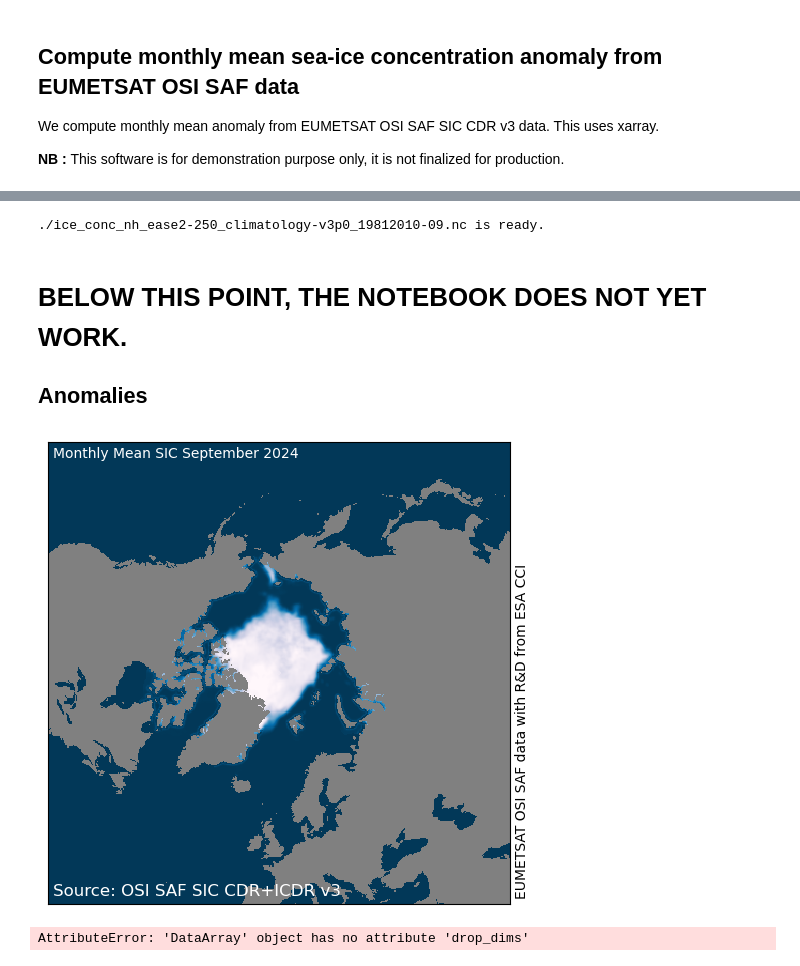
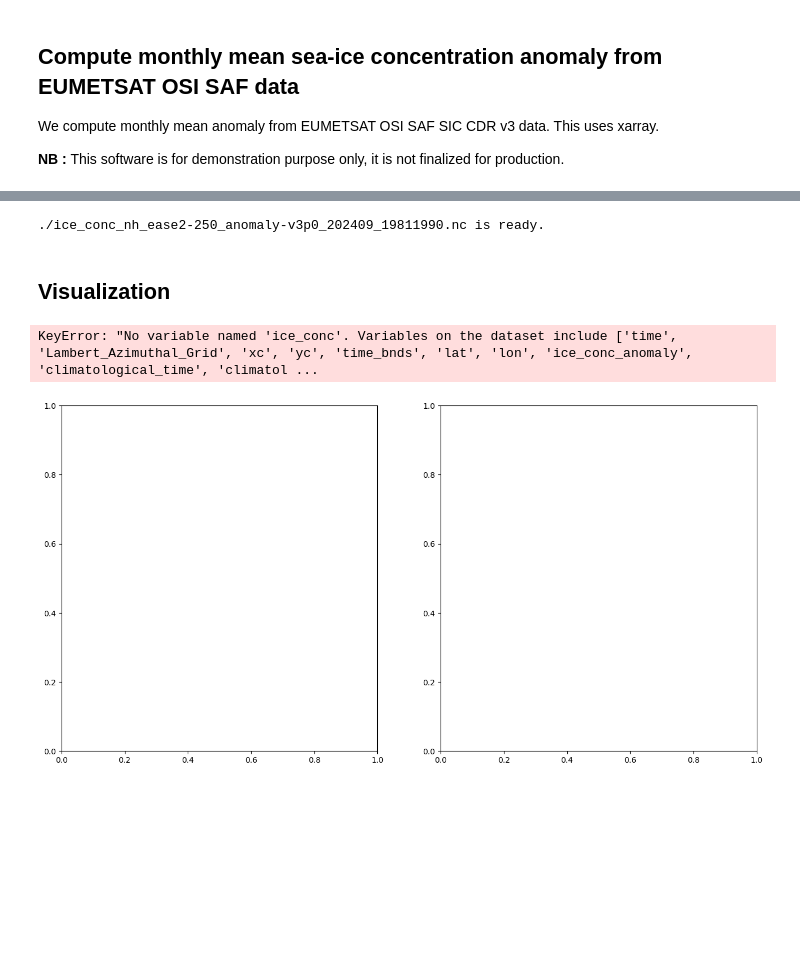
Before and after one commit to TomLav/snippets, a Jupyter notebook: Monthly Sea Ice Concentration Anomalies.ipynb, the cells around one changed output, grey strips where cells are left out. Drawn from its saved outputs; the diff is of its cells as text; code cells hidden in the pictures; blank space fills up the shorter version.

Commit message:
Updated version of the SIC Anomaly notebook, closer to producing CF-compliant files

```diff
--- a/Monthly Sea Ice Concentration Anomalies.ipynb
+++ b/Monthly Sea Ice Concentration Anomalies.ipynb
@@ -20,11 +20,17 @@ Configuration of the run
 # %%
 dt = date(2024,9,12)
 area = 'nh'
+climodir = '.'
 outdir = '.'
 indirs = None
 
-# climo : years to include in the climatology run. **Both ends are included**.
-climo = (1981, 2010)
+# climo : years for the climatology. **Both ends are included**.
+climo = (1981, 1990)
+# %%
+# find the climatology file
+climof = os.path.join(climodir,'./ice_conc_{}_ease2-250_climatology-v3p0_{}-{}.nc'.format(area, str(climo[0]), str(climo[1])))
+climo_ds = xr.open_dataset(climof)
+climo_dso = xr.open_dataset(climof, mask_and_scale=False, decode_times=False)
 # %%
 # input monthly SIC files
 fn_patt = 'ice_conc_{a:}_ease2-250_{c:}_{d:%Y%m}.nc'
@@ -111,7 +91,3 @@ def reconstruct_sic(ds):
     # re-enter "full" ice_conc into the xarray dataset
     ds['ice_conc'][:] = new_ice_conc
     return ds
-# %%
-# open all the monthly files for the climatology period
-climo_ds = xr.open_mfdataset(climo_fns, engine='netcdf4')
-climo_ds = reconstruct_sic(climo_ds)
@@ -249,14 +230,10 @@ Data variables:
 # write to netCDF/CF
 
 ## Note : this filename is still just a proposal
-outname = './ice_conc_{}_ease2-250_climatology-v3p0_{}{}-{:%m}.nc'.format(area, climo[0], climo[1], dt)
+outname = './ice_conc_{}_ease2-250_anomaly-v3p0_{:%Y%m}_{}-{}.nc'.format(area, dt, climo[0], climo[1])
 
-climo_mean2.to_netcdf(outname, encoding=encoding)
+month_ds_2.to_netcdf(outname, encoding=encoding)
 
 print(outname, "is ready.")
 # %% [output]
-./ice_conc_nh_ease2-250_climatology-v3p0_19812010-09.nc is ready.
+./ice_conc_nh_ease2-250_anomaly-v3p0_202409_19811990.nc is ready.
-# %% [markdown]
-# BELOW THIS POINT, THE NOTEBOOK DOES NOT YET WORK.
-
-## Anomalies
@@ -267,28 +240,56 @@ month_ds = reconstruct_sic(month_ds)
+# %% [markdown]
+## Visualization
 # %%
 from matplotlib import pylab as plt
 from cmocean import cm
+from mpl_toolkits.axes_grid1.inset_locator import inset_axes
 
 cmap = copy(plt.colormaps['PuBu_r'])
 cmap.set_bad('grey')
 
-fig, ax = plt.subplots(figsize=(10,6))
-ax.imshow(month_ds['ice_conc'][0].to_masked_array(),
+fig, (ax, ax1) = plt.subplots(ncols=2, figsize=(16,8))
+
+# Monthly mean SIC + median climatological ice edge
+cols = ax.imshow(month_ds['ice_conc'][0].to_masked_array(),
           interpolation='none', vmin=0, vmax=100, cmap=cmap)
+ax.contour(climo_ds['ice_conc_median'].isel(time=dt.month-1).to_masked_array(), levels=(15.,), colors='coral',)
+
 ax.set_xticks([])
 ax.set_yticks([])
 ax.text(0.01,0.99,'Monthly Mean SIC {:%B %Y}'.format(dt,), va='top', transform=ax.transAxes, color='white')
+ax.text(0.01,0.95,'{d:%B} {c1:}-{c2:} Median Edge'.format(d=dt, c1=str(climo[0]), c2=str(climo[1])),
+        va='top', transform=ax.transAxes, color='coral')
 ax.text(1.01,0.01,'EUMETSAT OSI SAF data with R&D from ESA CCI', rotation=90, ha='left', va='bottom', transform=ax.transAxes)
 ax.text(0.01,0.01,'Source: OSI SAF SIC CDR+ICDR v3', fontsize=12, va='bottom', transform=ax.transAxes, color='white')
+
+cbaxes = inset_axes(ax, width="32%", height="3%", loc=3, borderpad=0,
+                    bbox_to_anchor=(0.06, 0.1, 1, 1),
+                    bbox_transform=ax.transAxes)
+cbar = plt.colorbar(cols, cax=cbaxes, orientation="horizontal",)
+cbar.ax.set_title('Sea Ice Concentration [%]',fontsize=8,color='w')
+cbar.ax.tick_params(labelsize=9,colors='w')
+
+# Monthly anomaly
+cmap = copy(cm.balance_r)
+cmap.set_bad('grey')
+
+cols = ax1.imshow(month_ds['ice_conc_anom'][0].to_masked_array(),
+          interpolation='none', vmin=-100, vmax=100, cmap=cmap)
+
+ax1.set_xticks([])
+ax1.set_yticks([])
+ax1.text(0.01,0.99,'Anomaly {:%B %Y} wrt {}-{}'.format(dt, *climo), va='top', transform=ax1.transAxes)
+ax1.text(1.01,0.01,'EUMETSAT OSI SAF data with R&D from ESA CCI', rotation=90, ha='left', va='bottom', transform=ax1.transAxes)
+ax1.text(0.01,0.01,'Source: OSI SAF SIC CDR+ICDR v3', fontsize=12, va='bottom', transform=ax1.transAxes, color='k')
+
+cbaxes = inset_axes(ax1, width="32%", height="3%", loc=3, borderpad=0,
+                    bbox_to_anchor=(0.06, 0.1, 1, 1),
+                    bbox_transform=ax1.transAxes)
+cbar = plt.colorbar(cols, cax=cbaxes, orientation="horizontal",)
+cbar.ax.set_title('Anomaly [%]',fontsize=8,color='k')
+cbar.ax.tick_params(labelsize=9,colors='k')
+
 plt.show()
 # %% [output]
+KeyError: "No variable named 'ice_conc'. Variables on the dataset include ['time', 'Lambert_Azimuthal_Grid', 'xc', 'yc', 'time_bnds', 'lat', 'lon', 'ice_conc_anomaly', 'climatological_time', 'climatol ...
-[figure, old version]
+[figure, new version]
-# %%
-# compute climatological anomaly
-month_anomaly = month_ds['ice_conc'].drop_dims('time') - climo_mean['ice_conc_mean'].drop_dims('time')
-month_anomaly = month_anomaly['ice_conc'].expand_dims(time=month_ds.dims['time'])
-#month_anomaly = month_anomaly.transpose('time', 'yc', 'xc')
-#print(month_ds.dims)
-#print(climo_mean.dims)
-#print(month_anomaly.dims)
-# %% [output]
-AttributeError: 'DataArray' object has no attribute 'drop_dims'
```
Also changed, not shown: parts of 26 cells of this notebook.
